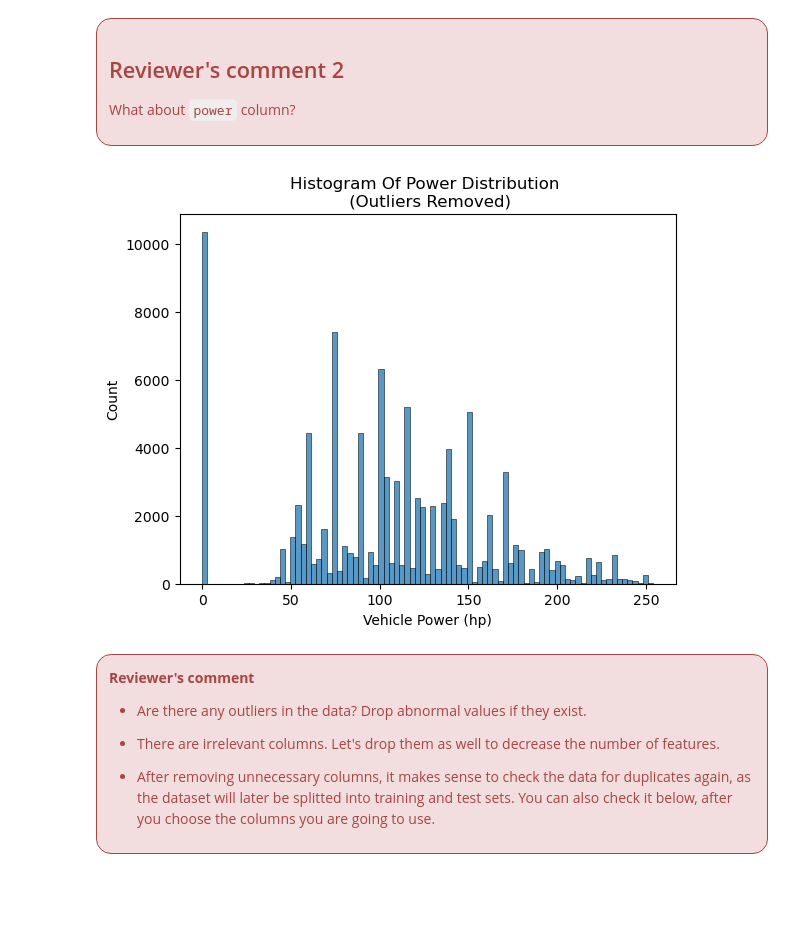
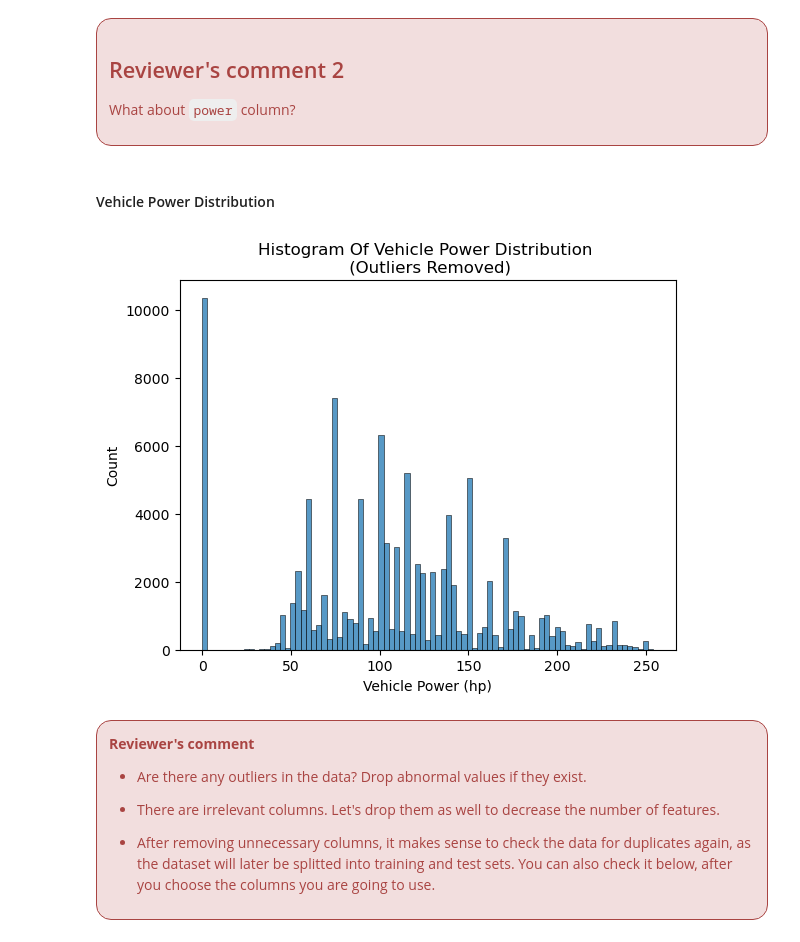
Before and after one commit to BLacuesta3/Sprint-12-Project, a Jupyter notebook: Sprint 12 Project Reviewed 2.ipynb, the cells around one changed output. Saved outputs shown, nothing was run; the diff lists cells and outputs as text; code cells hidden in the pictures; blank space fills up the shorter version.

```diff
--- a/Sprint 12 Project Reviewed 2.ipynb
+++ b/Sprint 12 Project Reviewed 2.ipynb
@@ -549,7 +439,8 @@ df_cleaned.drop(['date_crawled',
                         'date_created',
                         'postal_code',
                         'number_of_pictures',
-                        'last_seen'],
+                        'last_seen',
+                        'not_repaired'],
                        axis=1,
                        inplace=True)
 # %%
@@ -1007,20 +892,22 @@ than cars with the 'no' repaired status (approximately 800 Euros).
 <h2> Reviewer's comment 2 </h2>
 
 What about `power` column?</div>
+# %% [markdown]
+#### Vehicle Power Distribution
 # %%
 #Use sns.histplot() in order to make a KDE plot of the distribution of vehicle price
 #amounts throughout the dataframe.
 sns.histplot(df_cleaned['power'])
 
 plt.xlabel("Vehicle Power (hp)")
 
-plt.title("Histogram Of Power Distribution \n (Outliers Removed)")
+plt.title("Histogram Of Vehicle Power Distribution \n (Outliers Removed)")
 
 plt.tight_layout
 
 plt.show()
 # %% [output]
-[figure, old version]
+[figure, new version]
 # %% [markdown]
 <div class="alert alert-danger" style="border-radius: 15px; box-shadow: 4px 4px 4px; border: 1px solid ">
 <b> Reviewer's comment </b>
```
Also changed, not shown: parts of 114 cells of this notebook, 4 other files.
